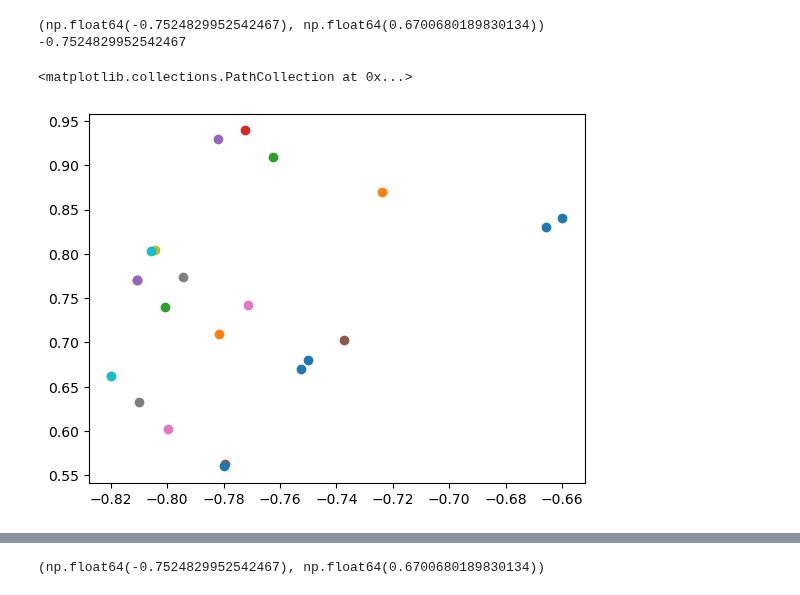
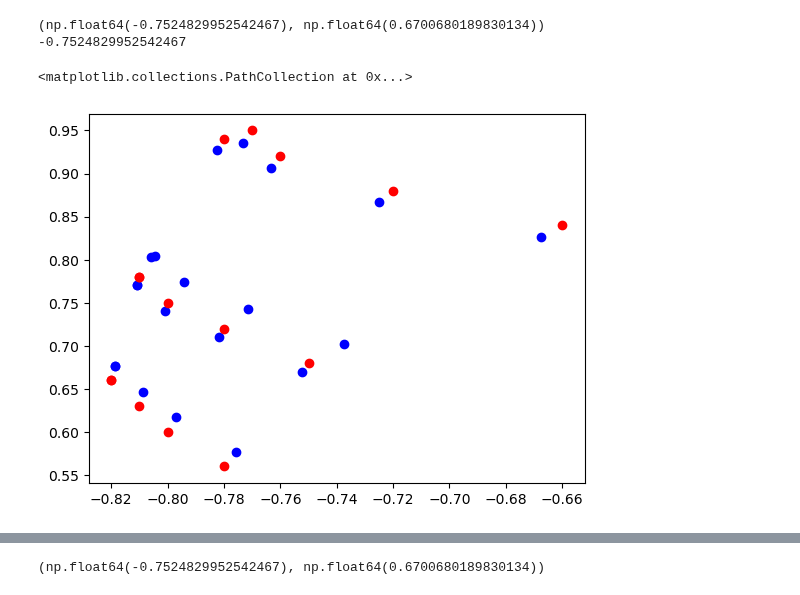
Before and after one commit to Chartman25/UnigeMasters, a Jupyter notebook: Astrophysics_Lab_Disc_Truncation/Reynolds_number_calc.ipynb, the cells around one changed output, grey strips where cells are left out. Saved outputs shown, nothing was run; the diff lists cells and outputs as text; code cells hidden in the pictures.

```diff
--- a/Astrophysics_Lab_Disc_Truncation/Reynolds_number_calc.ipynb
+++ b/Astrophysics_Lab_Disc_Truncation/Reynolds_number_calc.ipynb
@@ -6,5 +61,10 @@ import APL1_functions as AC
 # %%
-aspect_ratio_5e4 = 0.10706065687504354
-aspect_ratio_1e4 = 0.1009878914567832
-aspect_ratio_5e3 = 0.11284107521918753
-aspect_ratio_1e3 = 0.10706164164920995
+aspect_ratio_5e4 = aspect_ratios_5e4[2]
+aspect_ratio_1e4 = aspect_ratios_1e4[2]
+aspect_ratio_5e3 = aspect_ratios_5e3[2]
+aspect_ratio_1e3 = aspect_ratios_1e3[2]
+
+print(aspect_ratio_5e4)
+print(aspect_ratio_1e4)
+print(aspect_ratio_5e3)
+print(aspect_ratio_1e3)
@@ -400,0 +477,24 @@ plt.tight_layout()
+# %%
+
+
+
+for ii in range(len(Re)):
+    plt.subplot(1, 2, 1)
+    plt.scatter(b[0], R, color='red', label='Known vals')
+    plt.scatter(AC.quad_interp_pts(Re[ii], b, c, index[0])[0], Re[ii], color='blue', label='interped vals')
+    plt.xlabel('values of b')
+    plt.ylabel('Reynolds Numbers')
+
+
+
+
+    plt.subplot(1, 2, 2)
+    plt.scatter(c[0], R, color='red', label='Known vals')
+    plt.scatter(AC.quad_interp_pts(Re[ii], b, c, index[0])[1], Re[ii], color='blue', label='interped vals')
+    plt.xlabel('values of c')
+    # plt.ylabel('Reynolds Numbers')
+
+
+plt.suptitle(f'Reynolds Number vs b and c for mu = {mu[0]}', y=0.98)
+# plt.suptitle(f'Red = Known Vals, Blue = Interp Vals', y=0.9)
+plt.tight_layout()
@@ -423,11 +525,11 @@ print(interp_pts(Re[0], index[0])[0])
 # %%
 for jj in range(len(Re)):
     for ii in range(len(index)):
-        plt.scatter(interp_pts(Re[jj], index[ii])[0], interp_pts(Re[jj], index[ii])[1])
+        plt.scatter(AC.linear_interp_pts(Re[jj], b, c, index[ii])[0], AC.linear_interp_pts(Re[jj], b, c, index[ii])[1], color='blue')
 
-plt.scatter(b[0], c[0])
-plt.scatter(interp_pts(Re[0], index[0])[0], interp_pts(Re[0], index[0])[1])
+plt.scatter(b, c, color='red')
+# plt.scatter(AC.linear_interp_pts(Re[0], b, c, index[0])[0], AC.linear_interp_pts(Re[0], b, c, index[0])[1], color='green')
 # %% [output]
 <matplotlib.collections.PathCollection at 0x...>
-[figure, old version]
+[figure, new version]
 # %%
```
Also changed, not shown: parts of 16 cells of this notebook, 5 other files.
